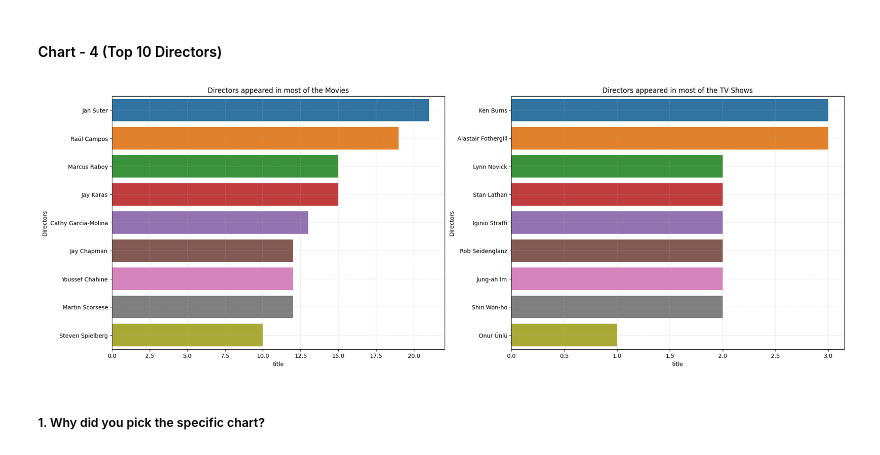
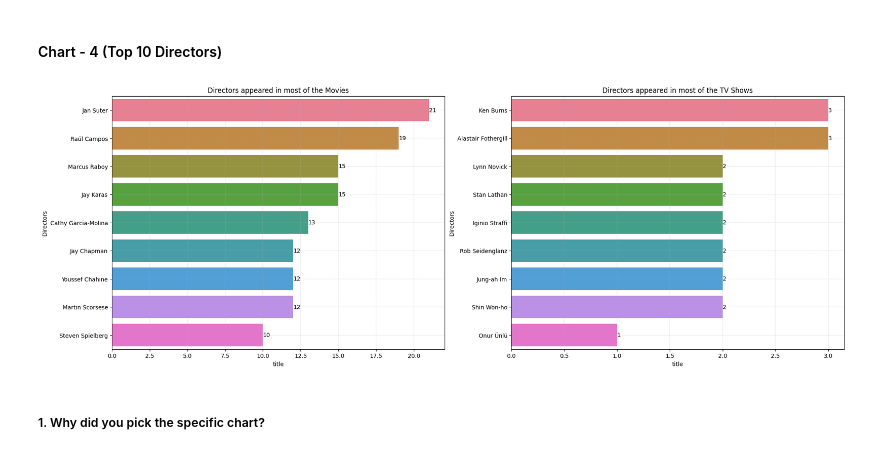
Before and after one commit to Shahrukh2016/Netflix_Movies_and_TV_Shows_Clustering, a Jupyter notebook: IndividualColab_NetflixMoviesAndTvShowsClustering.ipynb, the cells around one changed output. Cells and saved outputs as stored; diff of their text form; code cells hidden in the pictures.

```diff
--- a/IndividualColab_NetflixMoviesAndTvShowsClustering.ipynb
+++ b/IndividualColab_NetflixMoviesAndTvShowsClustering.ipynb
@@ -767,8 +767,9 @@ plt.figure(figsize=(23,8))
 for i,j,k in ((df_movies, 'Movies',0),(df_tvshows, 'TV Shows',1)):
   plt.subplot(1,2,k+1)
   df_actor = i.groupby(['Actors']).agg({'title':'nunique'}).reset_index().sort_values(by=['title'],ascending=False)[1:10]
-  sns.barplot(y = "Actors",x = 'title', data = df_actor)
+  plots= sns.barplot(y = "Actors",x = 'title', data = df_actor, palette='husl')
   plt.title(f'Actors appeared in most of the {j}')
   plt.grid(linestyle='--', linewidth=0.3)
+  plots.bar_label(plots.containers[0])
 plt.show()
 # %% [output]
@@ -793,15 +794,16 @@ Answer Here
 # %%
 # Top 10 Directors in Movies and TV Shows
 plt.figure(figsize=(23,8))
 for i,j,k in ((df_movies, 'Movies',0),(df_tvshows, 'TV Shows',1)):
   plt.subplot(1,2,k+1)
   df_director = i.groupby(['Directors']).agg({'title':'nunique'}).reset_index().sort_values(by=['title'],ascending=False)[1:10]
-  sns.barplot(y = "Directors",x = 'title', data = df_director)
+  plots= sns.barplot(y = "Directors",x = 'title', data = df_director, palette='husl')
   plt.title(f'Directors appeared in most of the {j}')
   plt.grid(linestyle='--', linewidth=0.3)
+  plots.bar_label(plots.containers[0])
 plt.show()
 # %% [output]
-[figure, old version]
+[figure, new version]
 # %% [markdown]
 ##### 1. Why did you pick the specific chart?
 # %% [markdown]
```
Also changed, not shown: parts of 28 cells of this notebook.
